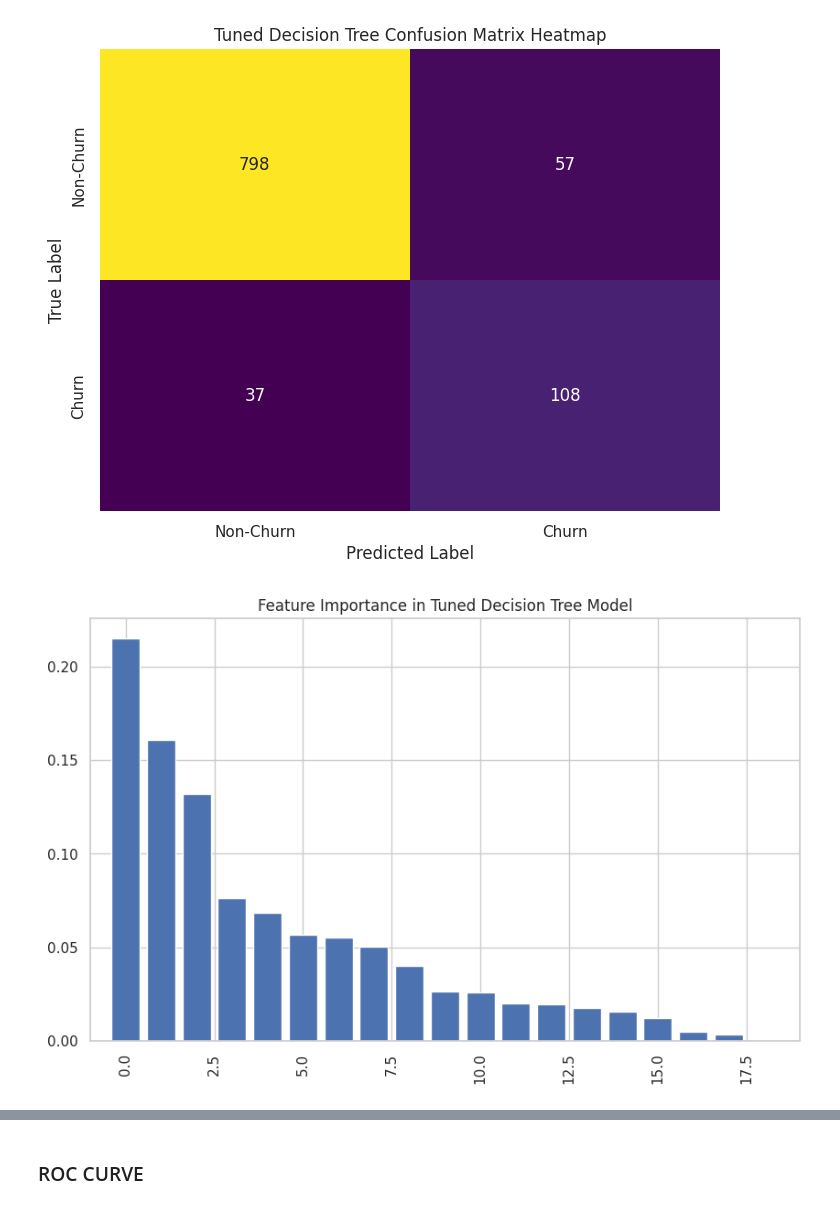
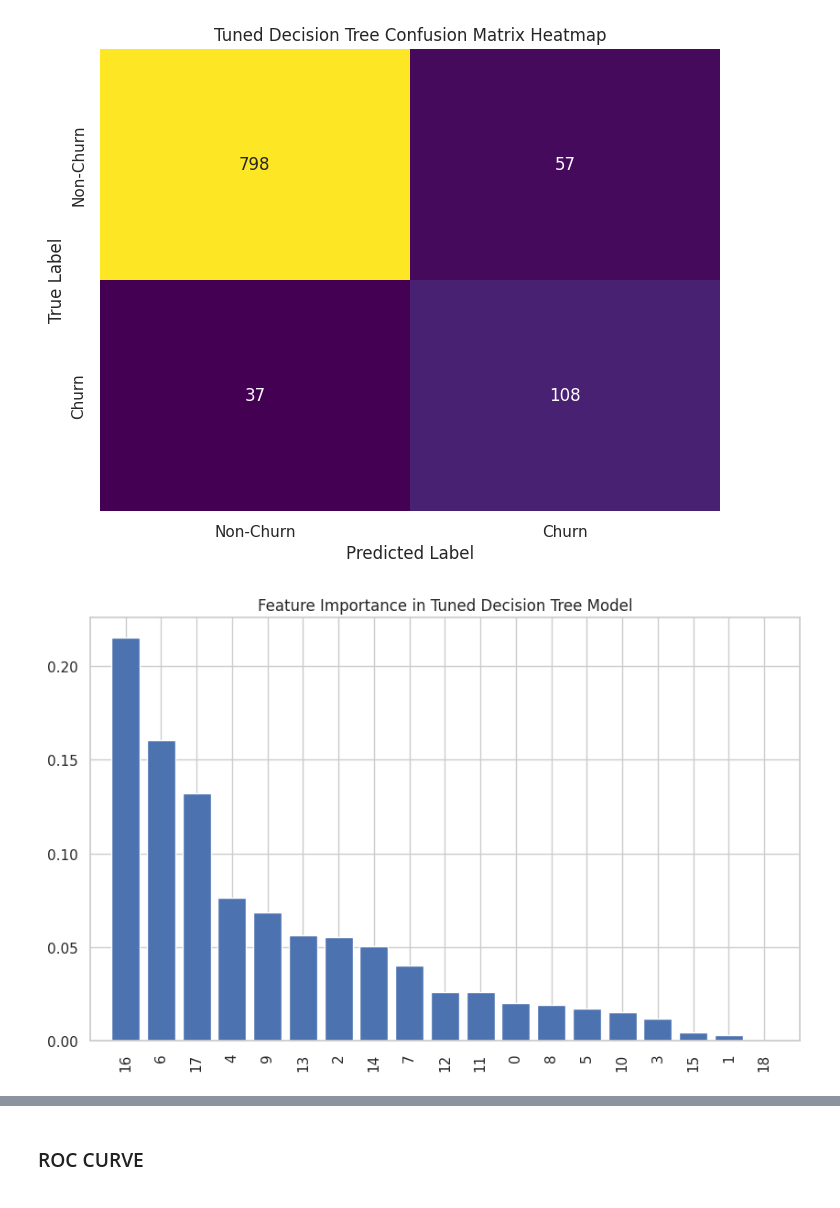
Before and after one commit to Kanyi254/Syria-Tel-Project, a Jupyter notebook: syriatel.ipynb, the cells around one changed output, grey strips where cells are left out. Cells and saved outputs as stored; diff of their text form; code cells hidden in the pictures.

```diff
--- a/syriatel.ipynb
+++ b/syriatel.ipynb
@@ -423,6 +423,8 @@ plot_confusion_matrix(y_test, y_pred, [0,1])
 # %%
 # Feature Importances
 importance = logreg.coef_[0]
+if isinstance(X_train_res, np.ndarray):
+  X_train_res = pd.DataFrame(X_train_res)
 feature_names = X_train_res.columns
 feature_importances = pd.Series(importance,index=feature_names)
 feature_importances = feature_importances.sort_values(ascending=False)
@@ -644,17 +660,17 @@ plt.show()
 # %%
 # Plotting the feature importance for the tuned Decision Tree model
 importances = best_dt_model.feature_importances_
 indices = np.argsort(importances)[::-1]
 # Convert X_train_res to a Pandas DataFrame if it's a NumPy array
 if isinstance(X_train_res, np.ndarray):
     X_train_res = pd.DataFrame(X_train_res) # Convert to DataFrame
-features = X_train_res.columns
+features = list(X_train_res.columns)
 
 plt.figure(figsize=(10, 6))
 plt.title("Feature Importance in Tuned Decision Tree Model")
 plt.bar(range(X_train_res.shape[1]), importances[indices], align="center")
-plt.xticks(range(X_train_res.shape[1]), features[indices], rotation=90)
+plt.xticks(range(X_train_res.shape[1]), [features[i] for i in indices], rotation=90)
 plt.xlim([-1, X_train_res.shape[1]])
 plt.show()
 # %% [output]
-[figure, old version]
+[figure, new version]
```
Also changed, not shown: parts of 8 cells of this notebook.
